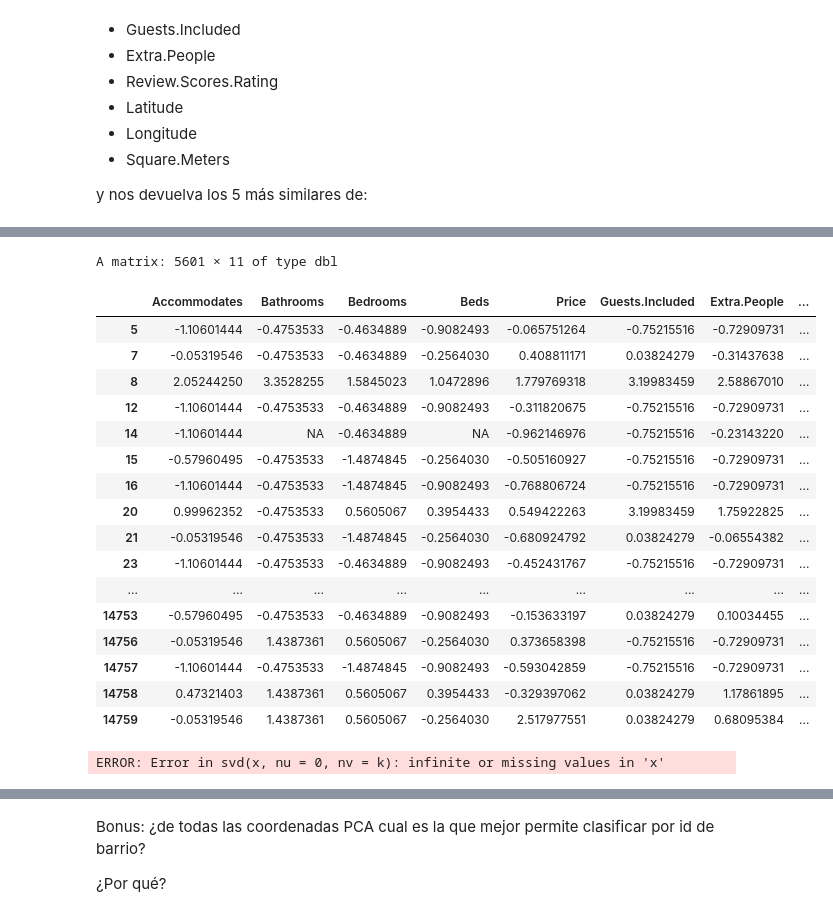
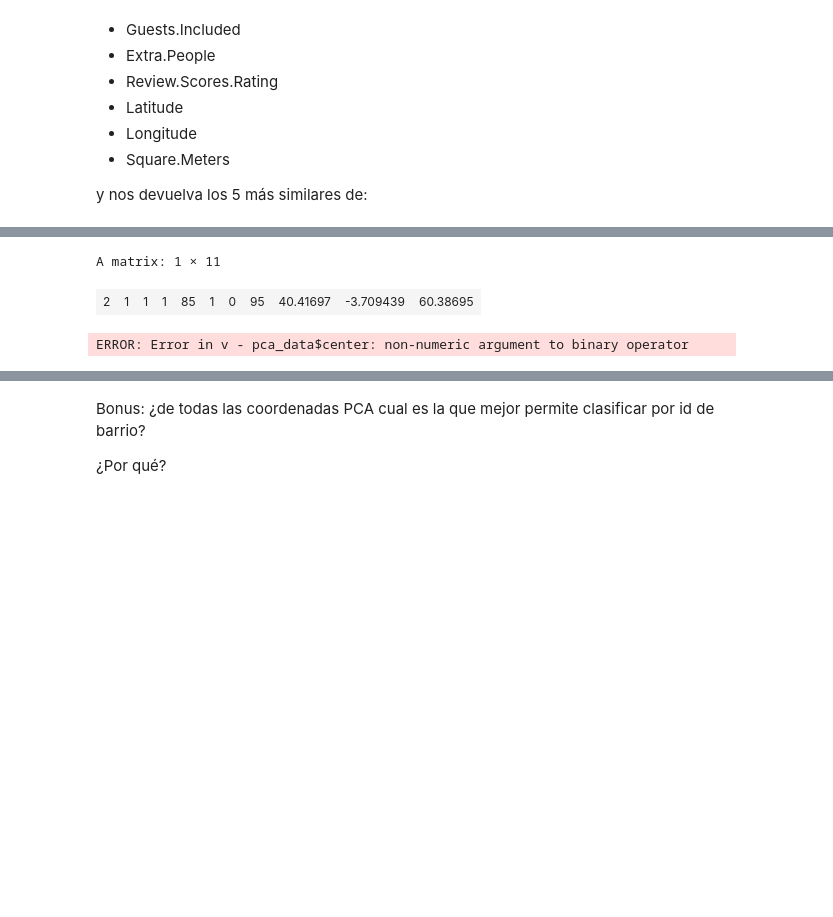
Before and after one commit to rogebautista/data-mining-rogelio, a Jupyter notebook: Practica-Rogelio.ipynb, the cells around one changed output, grey strips where cells are left out. Cells and saved outputs as stored; diff of their text form; code cells hidden in the pictures; blank space fills up the shorter version.

```diff
--- a/Practica-Rogelio.ipynb
+++ b/Practica-Rogelio.ipynb
@@ -433,12 +434,17 @@ Crearemos una función tal que le pasemos un apartamento con los siguientes dato
 y nos devuelva los 5 más similares de:
 # %%
 airbnb_extended <- airbnb_extended %>% mutate(neighb_id = as.factor(cl[match(Neighbourhood, cn)]))
-airbnb_extended
-get_similar_n_apartments <- function(apartment, pca_data, n = 5) {
-  # PCA algorithm
-  distances <- apply(pca_data, 1, function(x) {
-    sqrt(sum((x - apartment)^2))
-  })
-  sorted_appartment <- airbnb_extended[order(distances),]
-  closest_apartments <- head(sorted_appartment, n)
+get_similar_apartments <- function( pca_data, apartment, n = 5) {
+  v <- matrix(apartment, nrow = 1)
+
+  v_normalizated <- (v - pca_data$center) / pca_data$scale
+  v_normalizated %*% pca_data$rotation
+  # calculate distances
+    distances <- apply(pca_data$x, 1, function(x) {
+        sqrt(sum((x - v_normalizated)^2))
+    })
+  # get the 5 closest apartments
+    head(order(dist),5)
+    #sorted_appartment <- airbnb_extended[order(distances),]
+    #closest_apartments <- head(sorted_appartment, n)
 }
@@ -465,26 +451,14 @@ A data.frame: 5601 × 14
 # %%
 scaled_data <- scale(airbnb_extended[,c("Accommodates", "Bathrooms", "Bedrooms", "Beds", "Price", "Guests.Included", "Extra.People", "Review.Scores.Rating", "Latitude", "Longitude", "Square.Meters")])
-scaled_data
+# we remove all na values from scaled_data
+scaled_data <- scaled_data[complete.cases(scaled_data),]
 pca_data <- prcomp(scaled_data, center = TRUE, scale. = TRUE)
-#apartment <- airbnb_extended[1,]
-#get_similar_n_apartments(apartment, pca_data)
+# Remove Neighbourhood and Square.Feet from apartment
+apartment <- airbnb_extended[1, c("Accommodates", "Bathrooms", "Bedrooms", "Beds", "Price", "Guests.Included", "Extra.People", "Review.Scores.Rating", "Latitude", "Longitude", "Square.Meters")]
+#apartment
+matrix(apartment, nrow = 1)
+get_similar_apartments(pca_data, apartment, 5)
 # %% [output]
-A matrix: 5601 × 11 of type dbl
+A matrix: 1 × 11
-|  | Accommodates | Bathrooms | Bedrooms | Beds | Price | Guests.Included | Extra.People | ... |
-| 5 | -1.10601444 | -0.4753533 | -0.4634889 | -0.9082493 | -0.065751264 | -0.75215516 | -0.72909731 | ... |
-| 7 | -0.05319546 | -0.4753533 | -0.4634889 | -0.2564030 | 0.408811171 | 0.03824279 | -0.31437638 | ... |
-| 8 | 2.05244250 | 3.3528255 | 1.5845023 | 1.0472896 | 1.779769318 | 3.19983459 | 2.58867010 | ... |
-| 12 | -1.10601444 | -0.4753533 | -0.4634889 | -0.9082493 | -0.311820675 | -0.75215516 | -0.72909731 | ... |
-| 14 | -1.10601444 | NA | -0.4634889 | NA | -0.962146976 | -0.75215516 | -0.23143220 | ... |
-| 15 | -0.57960495 | -0.4753533 | -1.4874845 | -0.2564030 | -0.505160927 | -0.75215516 | -0.72909731 | ... |
-| 16 | -1.10601444 | -0.4753533 | -1.4874845 | -0.9082493 | -0.768806724 | -0.75215516 | -0.72909731 | ... |
-| 20 | 0.99962352 | -0.4753533 | 0.5605067 | 0.3954433 | 0.549422263 | 3.19983459 | 1.75922825 | ... |
-| 21 | -0.05319546 | -0.4753533 | -1.4874845 | -0.2564030 | -0.680924792 | 0.03824279 | -0.06554382 | ... |
-| 23 | -1.10601444 | -0.4753533 | -0.4634889 | -0.9082493 | -0.452431767 | -0.75215516 | -0.72909731 | ... |
-| ... | ... | ... | ... | ... | ... | ... | ... | ... |
-| 14753 | -0.57960495 | -0.4753533 | -0.4634889 | -0.9082493 | -0.153633197 | 0.03824279 | 0.10034455 | ... |
-| 14756 | -0.05319546 | 1.4387361 | 0.5605067 | -0.2564030 | 0.373658398 | -0.75215516 | -0.72909731 | ... |
-| 14757 | -1.10601444 | -0.4753533 | -1.4874845 | -0.9082493 | -0.593042859 | -0.75215516 | -0.72909731 | ... |
-| 14758 | 0.47321403 | 1.4387361 | 0.5605067 | 0.3954433 | -0.329397062 | 0.03824279 | 1.17861895 | ... |
-| 14759 | -0.05319546 | 1.4387361 | 0.5605067 | -0.2564030 | 2.517977551 | 0.03824279 | 0.68095384 | ... |
+| 2 | 1 | 1 | 1 | 85 | 1 | 0 | 95 | 40.41697 | -3.709439 | 60.38695 |
-ERROR: Error in svd(x, nu = 0, nv = k): infinite or missing values in 'x'
+ERROR: Error in v - pca_data$center: non-numeric argument to binary operator
```
Also changed, not shown: parts of 9 cells of this notebook, 11 other files.
